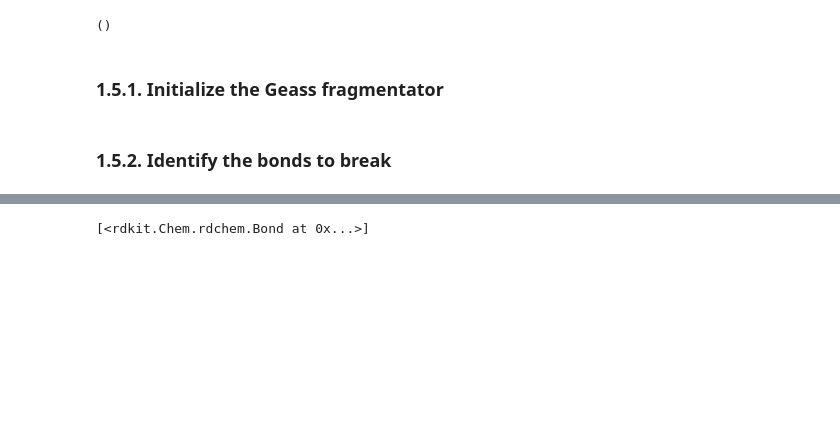
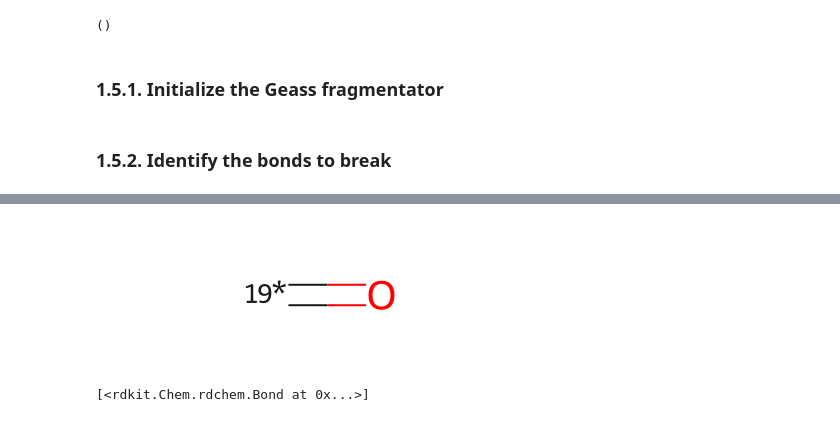
Before and after one commit to mattialpg/geass, a Jupyter notebook: 04 - Geass with Metabolic Disassembler.ipynb, the cells around one changed output, grey strips where cells are left out. Cells and saved outputs as stored; diff of their text form; code cells hidden in the pictures; blank space fills up the shorter version.

```diff
--- a/04 - Geass with Metabolic Disassembler.ipynb
+++ b/04 - Geass with Metabolic Disassembler.ipynb
@@ -479,3 +491,7 @@ mol_f
+# %%
+Chem.GetMolFrags(mol_f_aux2, asMols=True)[1]
+# %% [output]
+[figure, added]
 # %%
 fragmentator.mol_bonds
 # %% [output]
```
Also changed, not shown: parts of 9 cells of this notebook, 1 other file.
